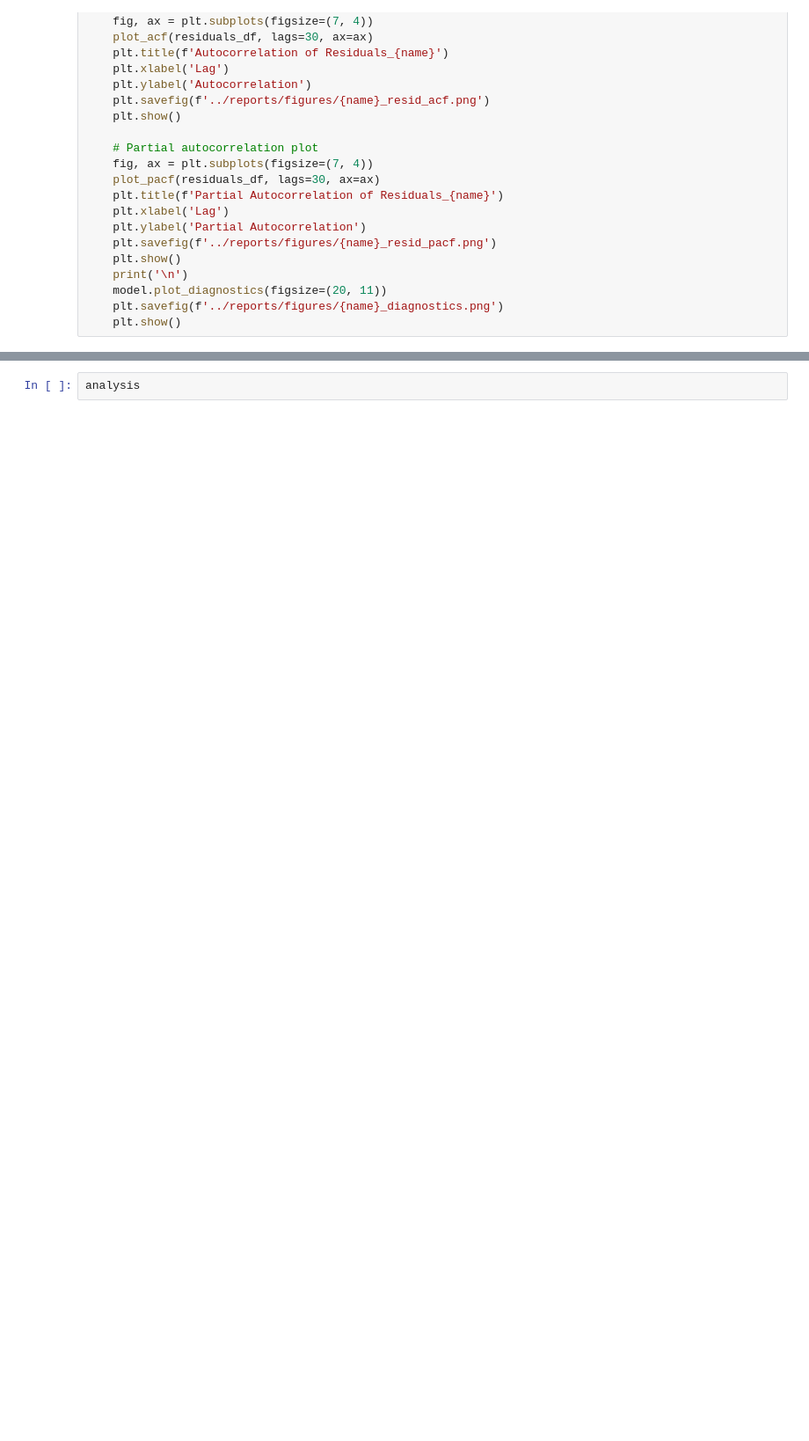
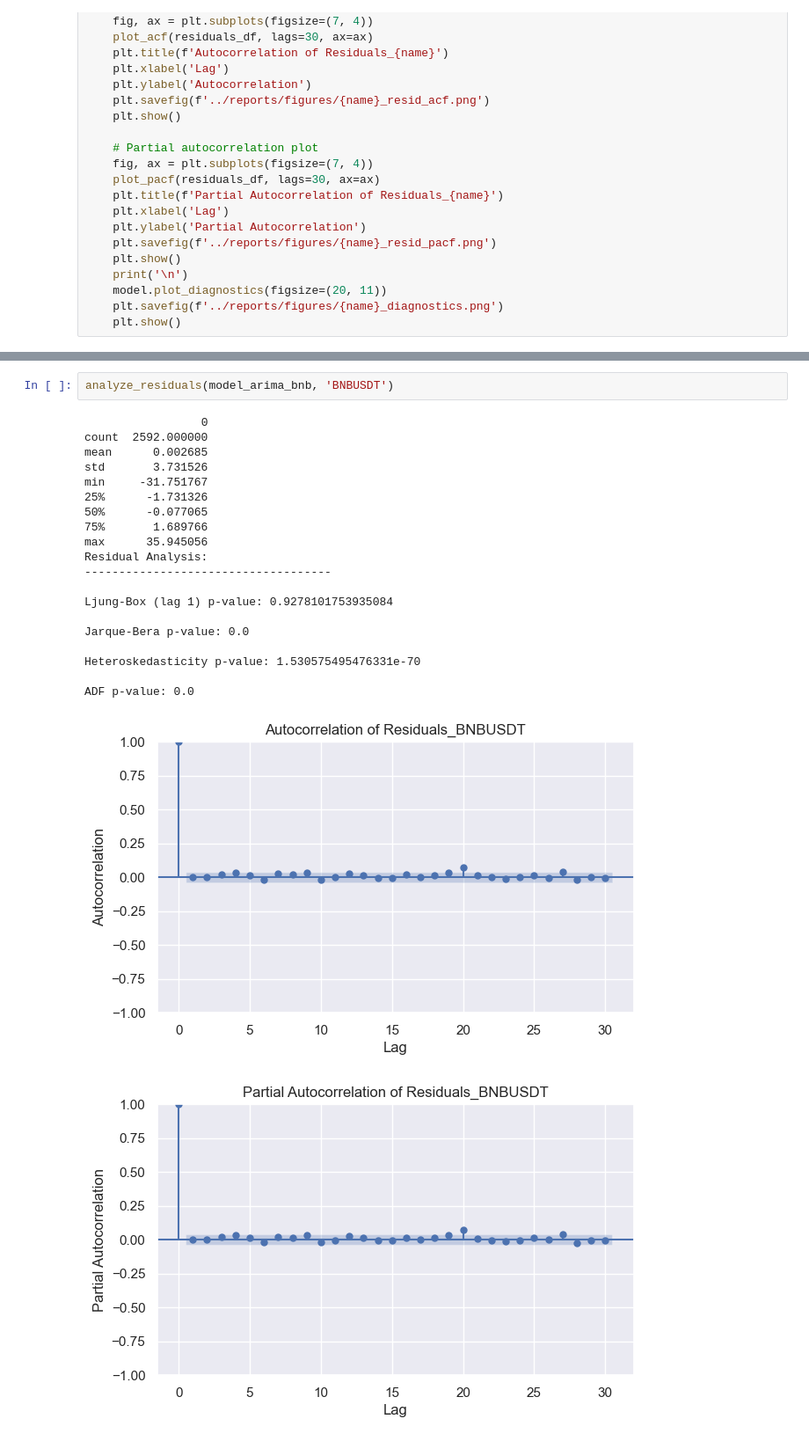
Before and after one commit to kings-data-quest/Crypto_time_series_analysis, a Jupyter notebook: notebooks/3.0-prof-data-modeling.ipynb, the cells around one changed output, grey strips where cells are left out. Shown at 88% size. Saved outputs shown, nothing was run; the diff lists cells and outputs as text; blank space fills up the shorter version.

```diff
--- a/notebooks/3.0-prof-data-modeling.ipynb
+++ b/notebooks/3.0-prof-data-modeling.ipynb
@@ -133,5 +134,27 @@ Covariance Type:                  opg
 
 Warnings:
 [1] Covariance matrix calculated using the outer product of gradients (complex-step).
-# %%
-analysis
+# %%
+analyze_residuals(model_arima_bnb, 'BNBUSDT')
+# %% [output]
+                 0
+count  2592.000000
+mean      0.002685
+std       3.731526
+min     -31.751767
+25%      -1.731326
+50%      -0.077065
+75%       1.689766
+max      35.945056
+Residual Analysis:
+------------------------------------
+
+Ljung-Box (lag 1) p-value: 0.9278101753935084
+
+Jarque-Bera p-value: 0.0
+
+Heteroskedasticity p-value: 1.530575495476331e-70
+
+ADF p-value: 0.0
+[figure, added]
+[figure, added]
```
Also changed, not shown: parts of 17 cells of this notebook, 22 other files.
